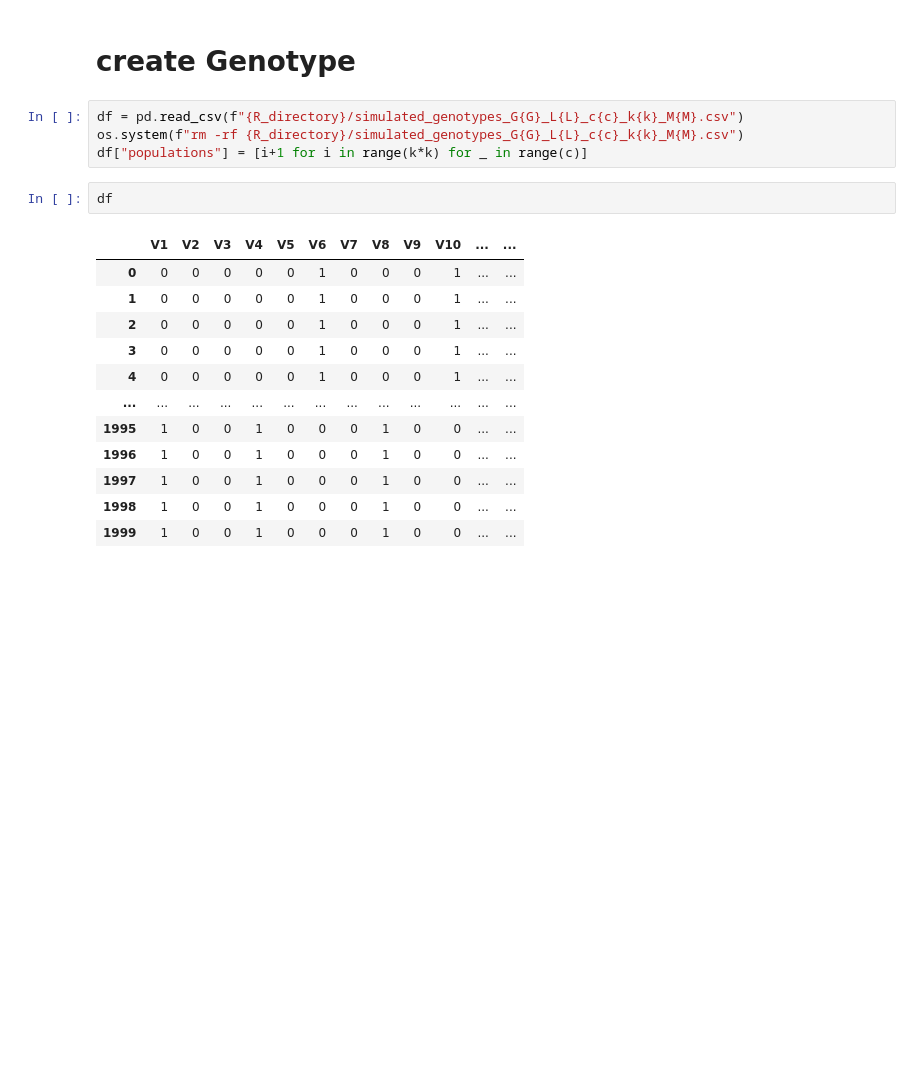
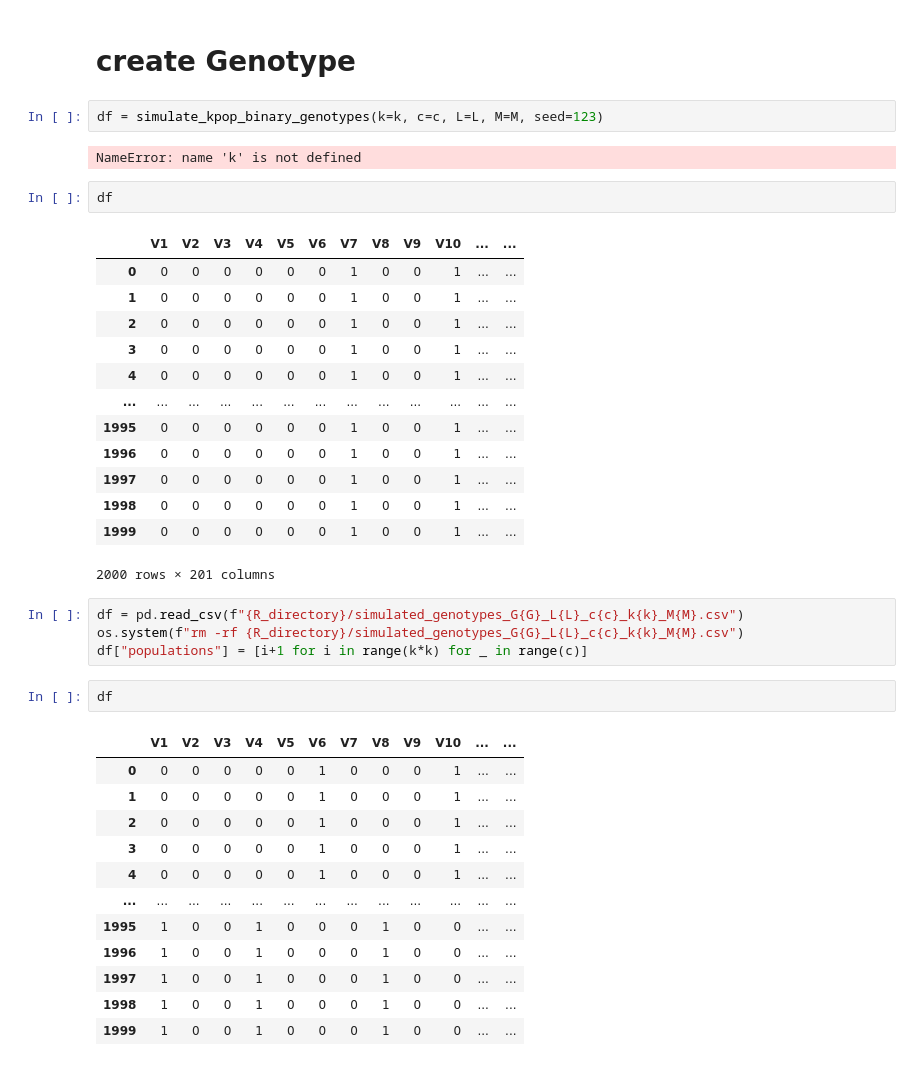
Before and after one commit to mat2m10/chasm, a Jupyter notebook: notebooks/coalescence_simulation_notebooks/01 Create Admixted Genotype Data.ipynb, the cells around one changed output. Saved outputs shown, nothing was run; the diff lists cells and outputs as text; blank space fills up the shorter version.

```diff
--- a/notebooks/coalescence_simulation_notebooks/01 Create Admixted Genotype Data.ipynb
+++ b/notebooks/coalescence_simulation_notebooks/01 Create Admixted Genotype Data.ipynb
@@ -95,5 +96,25 @@ result = subprocess.run(['Rscript', '-e', r_script], capture_output=True, text=T
 # %% [markdown]
 # create Genotype
+# %%
+df = simulate_kpop_binary_genotypes(k=k, c=c, L=L, M=M, seed=123)
+# %% [output]
+NameError: name 'k' is not defined
+# %%
+df
+# %% [output]
+|  | V1 | V2 | V3 | V4 | V5 | V6 | V7 | V8 | V9 | V10 | ... | ... |
+| 0 | 0 | 0 | 0 | 0 | 0 | 0 | 1 | 0 | 0 | 1 | ... | ... |
+| 1 | 0 | 0 | 0 | 0 | 0 | 0 | 1 | 0 | 0 | 1 | ... | ... |
+| 2 | 0 | 0 | 0 | 0 | 0 | 0 | 1 | 0 | 0 | 1 | ... | ... |
+| 3 | 0 | 0 | 0 | 0 | 0 | 0 | 1 | 0 | 0 | 1 | ... | ... |
+| 4 | 0 | 0 | 0 | 0 | 0 | 0 | 1 | 0 | 0 | 1 | ... | ... |
+| ... | ... | ... | ... | ... | ... | ... | ... | ... | ... | ... | ... | ... |
+| 1995 | 0 | 0 | 0 | 0 | 0 | 0 | 1 | 0 | 0 | 1 | ... | ... |
+| 1996 | 0 | 0 | 0 | 0 | 0 | 0 | 1 | 0 | 0 | 1 | ... | ... |
+| 1997 | 0 | 0 | 0 | 0 | 0 | 0 | 1 | 0 | 0 | 1 | ... | ... |
+| 1998 | 0 | 0 | 0 | 0 | 0 | 0 | 1 | 0 | 0 | 1 | ... | ... |
+| 1999 | 0 | 0 | 0 | 0 | 0 | 0 | 1 | 0 | 0 | 1 | ... | ... |
+2000 rows × 201 columns
 # %%
 df = pd.read_csv(f"{R_directory}/simulated_genotypes_G{G}_L{L}_c{c}_k{k}_M{M}.csv")
 os.system(f"rm -rf {R_directory}/simulated_genotypes_G{G}_L{L}_c{c}_k{k}_M{M}.csv")
```
Also changed, not shown: parts of 3 cells of this notebook, 23 other files.
